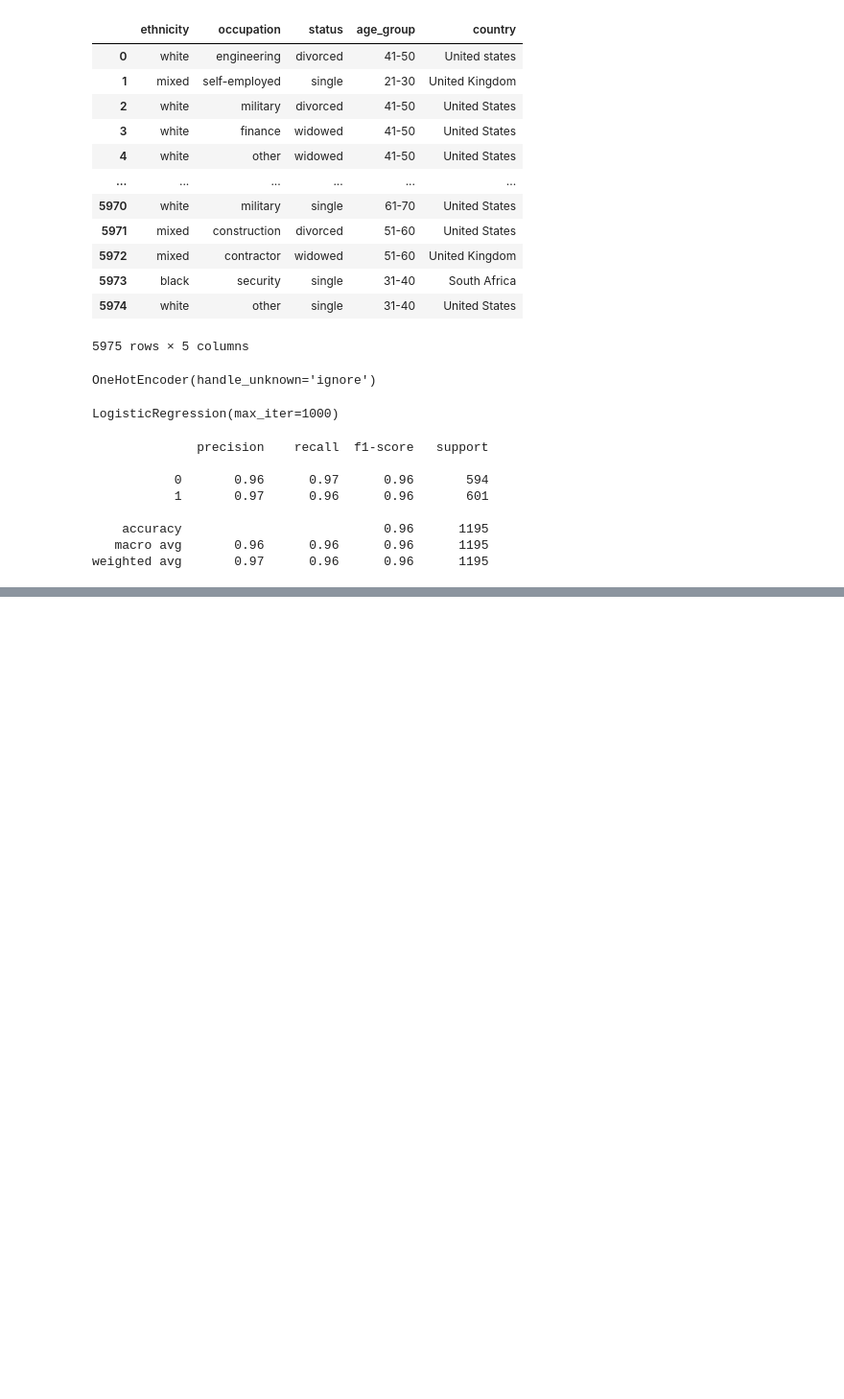
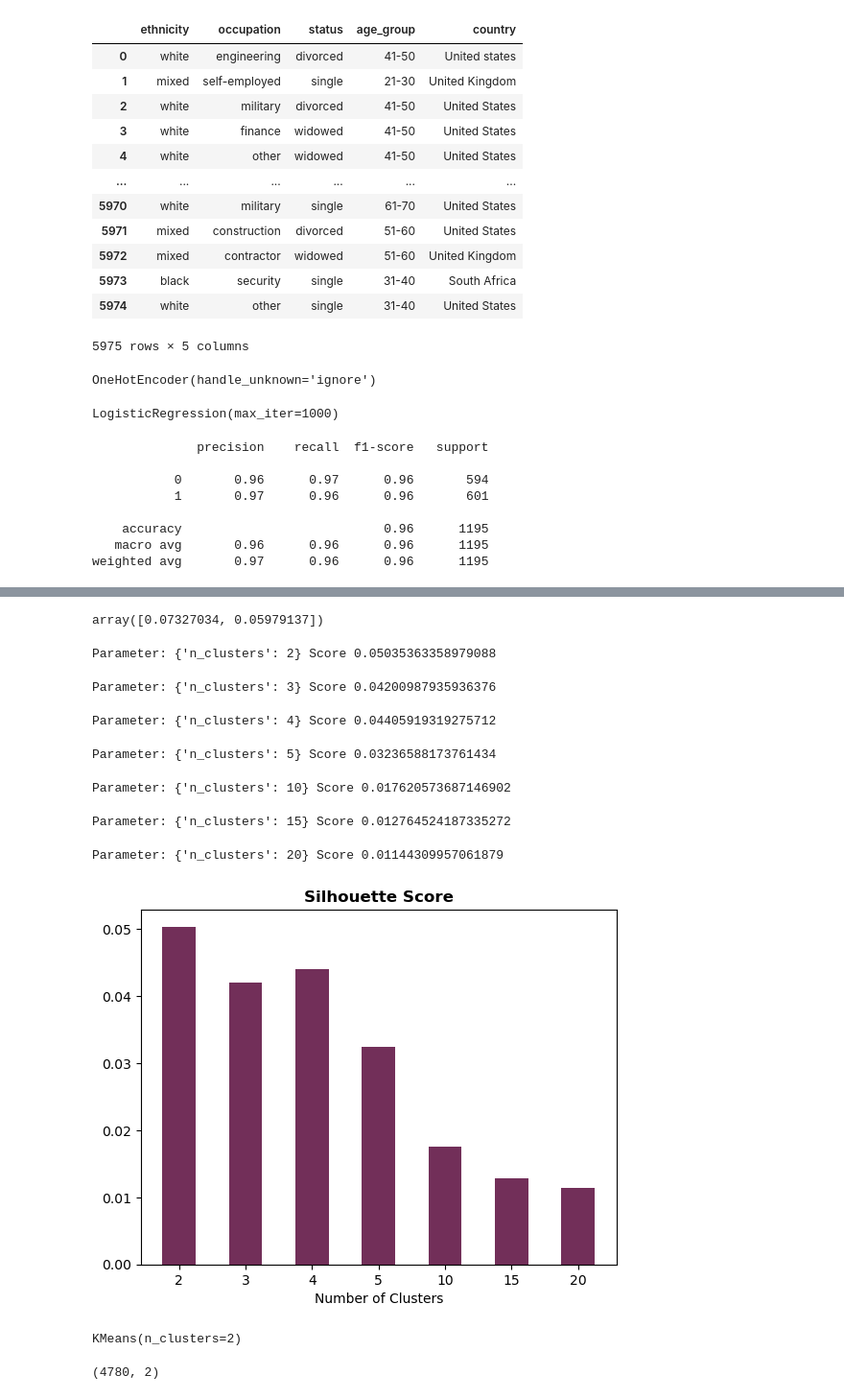
Before and after one commit to ben-dom393/DSA4263_Dating_Fraud, a Jupyter notebook: notebooks/profiles_logistic_regression.ipynb, the cells around one changed output, grey strips where cells are left out. Shown at 96% size. Cells and saved outputs as stored; diff of their text form; code cells hidden in the pictures; blank space fills up the shorter version.

Commit message:
add PCA and clustering

```diff
--- a/notebooks/profiles_logistic_regression.ipynb
+++ b/notebooks/profiles_logistic_regression.ipynb
@@ -122,0 +152,2 @@ array([0.26940718, 0.26906604, 0.26904928, ..., 0.7256274 , 0.26949777,
+# %%
+X_train, X_test, y_train, y_test = train_test_split(X, y, test_size=0.2, random_state=42)
@@ -122,0 +282,3 @@ array([0.26940718, 0.26906604, 0.26904928, ..., 0.7256274 , 0.26949777,
+# %%
+from sentence_transformers import SentenceTransformer
+model = SentenceTransformer("all-MiniLM-L6-v2")
@@ -122,0 +303,2 @@ array([0.26940718, 0.26906604, 0.26904928, ..., 0.7256274 , 0.26949777,
+# %%
+X_train_encoded = X_train.apply(lambda x: model.encode(x))
@@ -122,0 +307,3 @@ array([0.26940718, 0.26906604, 0.26904928, ..., 0.7256274 , 0.26949777,
+# %%
+X_train_encoded = np.array(X_train_encoded.tolist())
+X_train_encoded
@@ -122,0 +324,7 @@ array([0.26940718, 0.26906604, 0.26904928, ..., 0.7256274 , 0.26949777,
+# %%
+from sklearn.decomposition import PCA
+pca_2 = PCA(n_components=2)
+pca_2_result = pca_2.fit_transform(X_train_encoded)
+pca_2.explained_variance_ratio_
+# %% [output]
+array([0.07327034, 0.05979137])
@@ -122,0 +333,42 @@ array([0.26940718, 0.26906604, 0.26904928, ..., 0.7256274 , 0.26949777,
+# %%
+n_clusters = [2, 3, 4, 5, 10, 15, 20]
+parameter_grid = [{"n_clusters": i} for i in n_clusters]
+
+best_score = -1
+kmeans_model = KMeans(n_clusters=2, random_state=42)     # instantiating KMeans model
+silhouette_scores = []
+# evaluation based on silhouette_score
+for p in parameter_grid:
+    kmeans_model.set_params(**p)    # set current hyper parameter
+    kmeans_model.fit(X_train_encoded)
+    ss = silhouette_score(X_train_encoded, kmeans_model.labels_)   # calculate silhouette_score
+    silhouette_scores += [ss]       # store all the scores
+    print('Parameter:', p, 'Score', ss)
+    # check p which has the best score
+    if ss > best_score:
+        best_score = ss
+        optimal_n_clusters = p["n_clusters"]
+# plotting silhouette score
+plt.bar(range(len(silhouette_scores)), list(silhouette_scores), align='center', color='#722f59', width=0.5)
+plt.xticks(range(len(silhouette_scores)), list(n_clusters))
+plt.title('Silhouette Score', fontweight='bold')
+plt.xlabel('Number of Clusters')
+plt.show()
+# %% [output]
+Parameter: {'n_clusters': 2} Score 0.05035363358979088
+Parameter: {'n_clusters': 3} Score 0.04200987935936376
+Parameter: {'n_clusters': 4} Score 0.04405919319275712
+Parameter: {'n_clusters': 5} Score 0.03236588173761434
+Parameter: {'n_clusters': 10} Score 0.017620573687146902
+Parameter: {'n_clusters': 15} Score 0.012764524187335272
+Parameter: {'n_clusters': 20} Score 0.01144309957061879
+[figure, added]
+# %%
+kmeans = KMeans(n_clusters=optimal_n_clusters)
+kmeans.fit(X_train_encoded)
+# %% [output]
+KMeans(n_clusters=2)
+# %%
+pca_2_result.shape
+# %% [output]
+(4780, 2)
```
Also changed, not shown: parts of 36 cells of this notebook.
